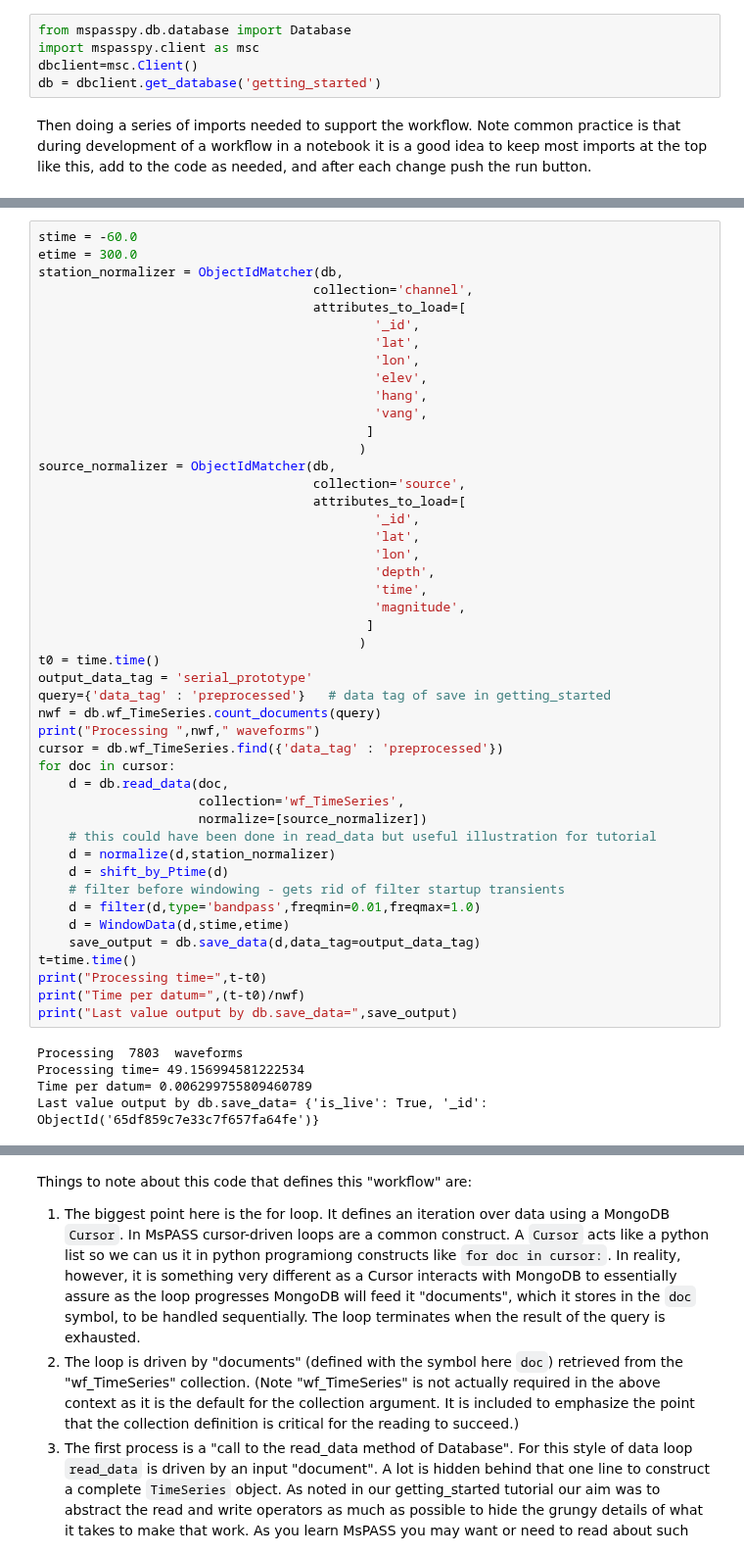
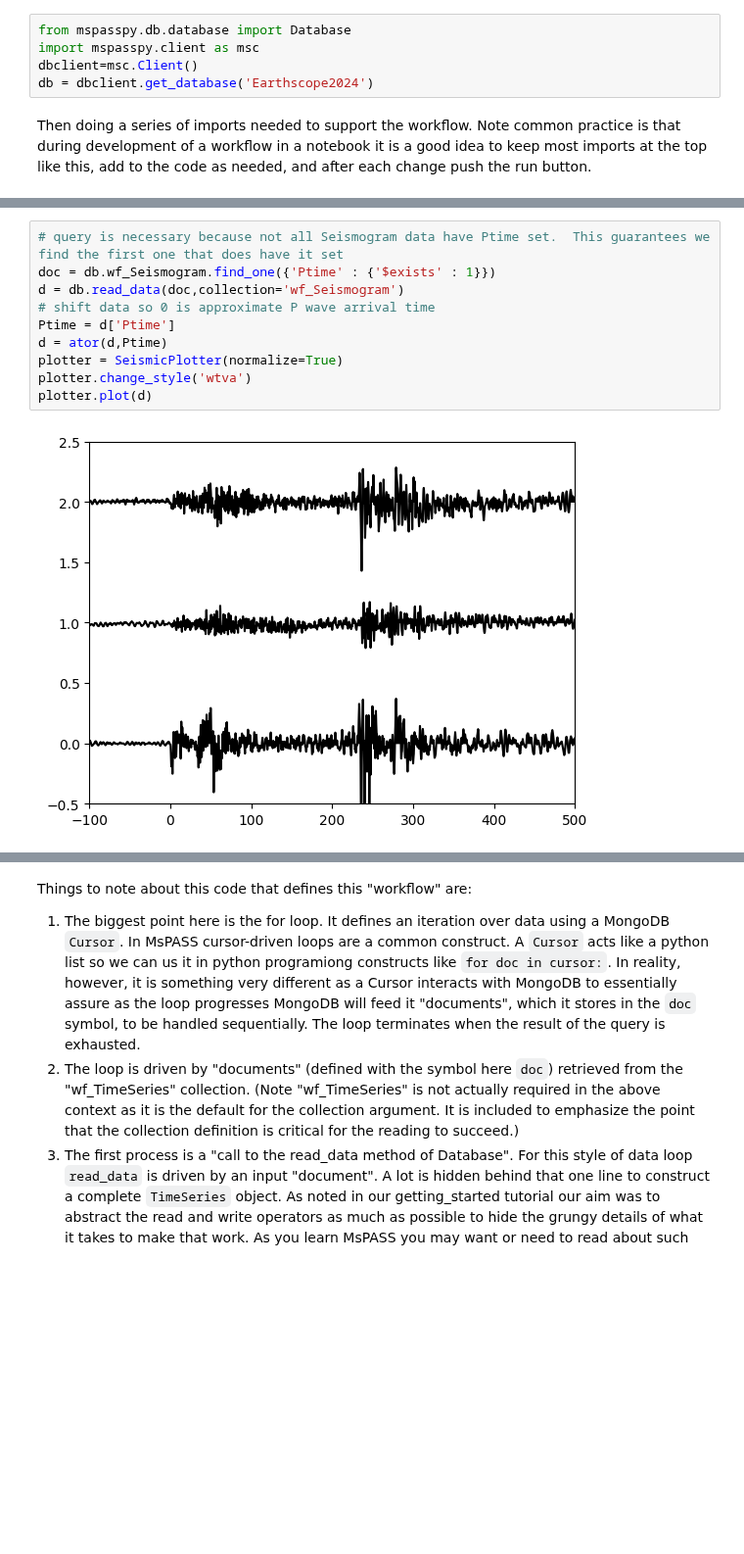
Before and after one commit to mspass-team/mspass_tutorial, a Jupyter notebook: Earthscope2024/Session3.ipynb, the cells around one changed output, grey strips where cells are left out. Shown at 98% size. Cells and saved outputs as stored; diff of their text form; blank space fills up the shorter version.

```diff
--- a/Earthscope2024/Session3.ipynb
+++ b/Earthscope2024/Session3.ipynb
@@ -19,7 +37,7 @@ First, the usual connection to the database.
 from mspasspy.db.database import Database
 import mspasspy.client as msc
 dbclient=msc.Client()
-db = dbclient.get_database('getting_started')
+db = dbclient.get_database('Earthscope2024')
 # %% [markdown]
 Then doing a series of imports needed to support the workflow.  Note common practice is that during development of a workflow in a notebook it is a good idea to keep most imports at the top like this, add to the code as needed, and after each change push the run button.
 # %%
@@ -52,51 +66,12 @@ def shift_by_Ptime(d):
-# %%
-stime = -60.0
-etime = 300.0
-station_normalizer = ObjectIdMatcher(db,
-                                    collection='channel',
-                                    attributes_to_load=[
-                                            '_id',
-                                            'lat',
-                                            'lon',
-                                            'elev',
-                                            'hang',
-                                            'vang',
-                                           ]
-                                          )
-source_normalizer = ObjectIdMatcher(db,
-                                    collection='source',
-                                    attributes_to_load=[
-                                            '_id',
-                                            'lat',
-                                            'lon',
-                                            'depth',
-                                            'time',
-                                            'magnitude',
-                                           ]
-                                          )
-t0 = time.time()
-output_data_tag = 'serial_prototype'
-query={'data_tag' : 'preprocessed'}   # data tag of save in getting_started
-nwf = db.wf_TimeSeries.count_documents(query)
-print("Processing ",nwf," waveforms")
-cursor = db.wf_TimeSeries.find({'data_tag' : 'preprocessed'})
-for doc in cursor:
-    d = db.read_data(doc,
-                     collection='wf_TimeSeries',
-                     normalize=[source_normalizer])
-    # this could have been done in read_data but useful illustration for tutorial
-    d = normalize(d,station_normalizer)
-    d = shift_by_Ptime(d)
-    # filter before windowing - gets rid of filter startup transients
-    d = filter(d,type='bandpass',freqmin=0.01,freqmax=1.0)
-    d = WindowData(d,stime,etime)
-    save_output = db.save_data(d,data_tag=output_data_tag)
-t=time.time()
-print("Processing time=",t-t0)
-print("Time per datum=",(t-t0)/nwf)
-print("Last value output by db.save_data=",save_output)
-# %% [output]
-Processing  7803  waveforms
-Processing time= 49.156994581222534
-Time per datum= 0.006299755809460789
-Last value output by db.save_data= {'is_live': True, '_id': ObjectId('65df859c7e33c7f657fa64fe')}
+# %%
+# query is necessary because not all Seismogram data have Ptime set.  This guarantees we find the first one that does have it set
+doc = db.wf_Seismogram.find_one({'Ptime' : {'$exists' : 1}})
+d = db.read_data(doc,collection='wf_Seismogram')
+# shift data so 0 is approximate P wave arrival time
+Ptime = d['Ptime']
+d = ator(d,Ptime)
+plotter = SeismicPlotter(normalize=True)
+plotter.change_style('wtva')
+plotter.plot(d)
+# %% [output]
+[figure, added]
```
Also changed, not shown: parts of 19 cells of this notebook.
